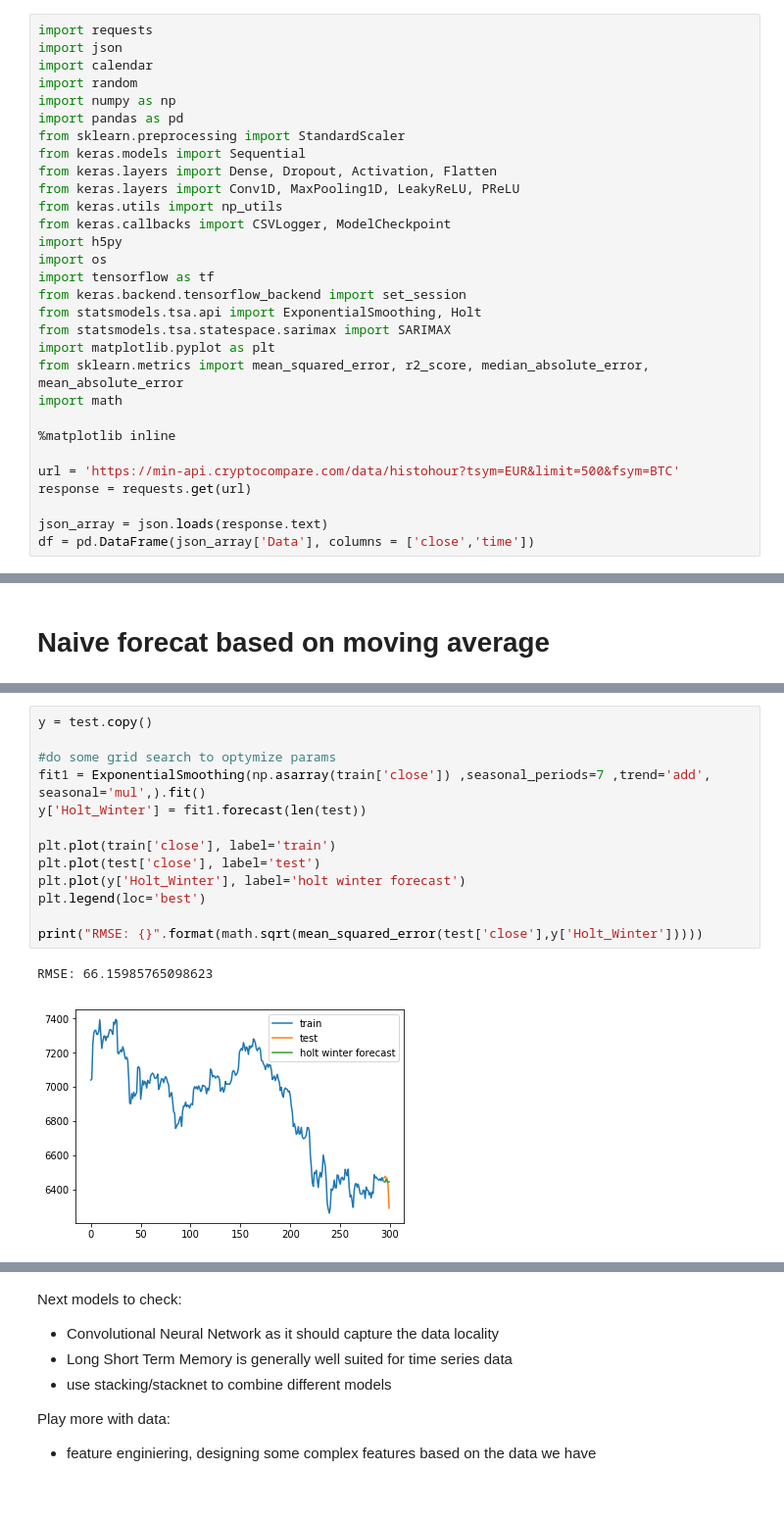
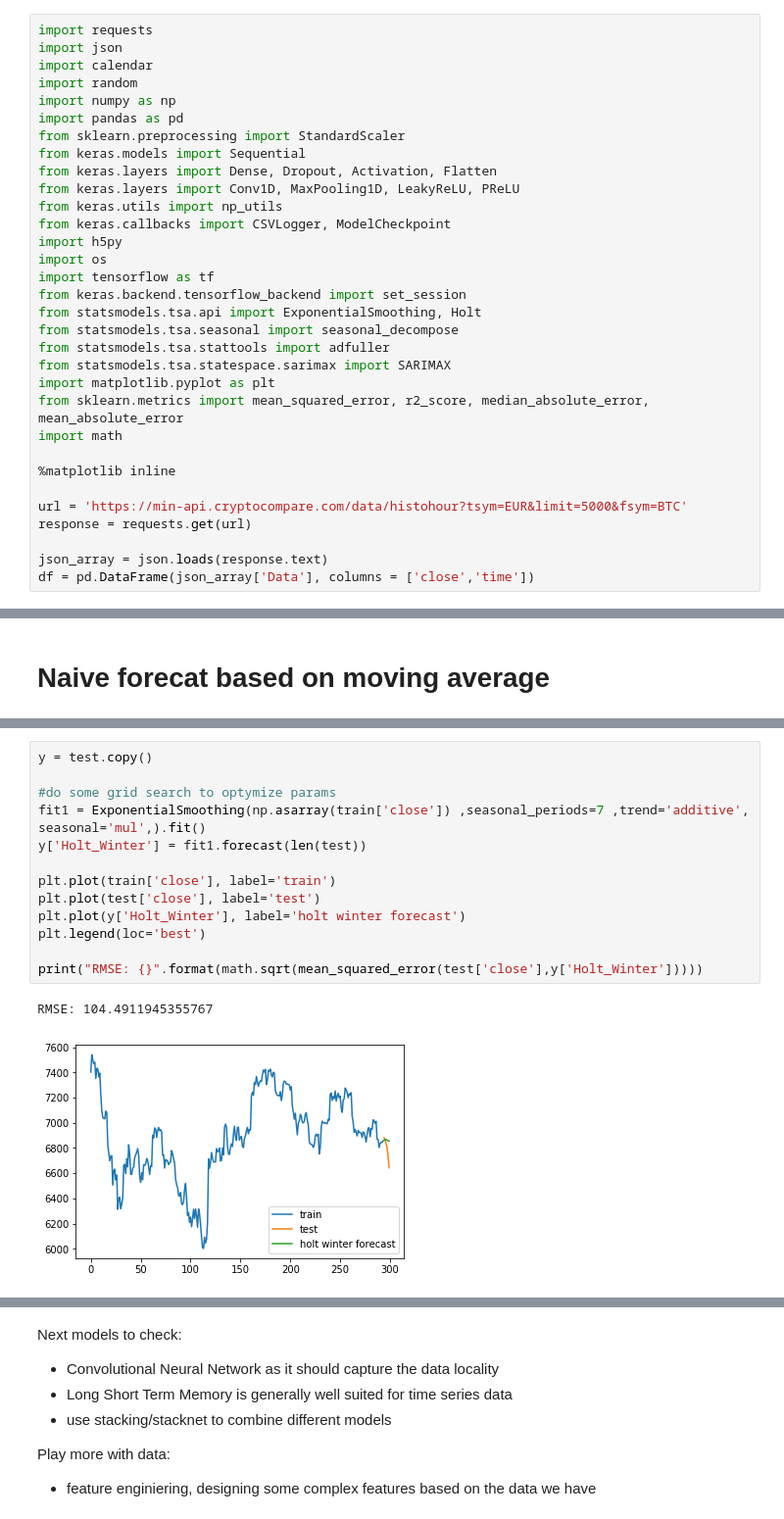
Before and after one commit to MarcinWylot/CryptocurrencyPricePredictor, a Jupyter notebook: ModelSelection.ipynb, the cells around one changed output, grey strips where cells are left out. Shown at 98% size. Drawn from its saved outputs; the diff is of its cells as text.

```diff
--- a/ModelSelection.ipynb
+++ b/ModelSelection.ipynb
@@ -16,6 +20,8 @@ import os
 import tensorflow as tf
 from keras.backend.tensorflow_backend import set_session
 from statsmodels.tsa.api import ExponentialSmoothing, Holt
+from statsmodels.tsa.seasonal import seasonal_decompose
+from statsmodels.tsa.stattools import adfuller
 from statsmodels.tsa.statespace.sarimax import SARIMAX
 import matplotlib.pyplot as plt
 from sklearn.metrics import mean_squared_error, r2_score, median_absolute_error, mean_absolute_error
@@ -23,7 +29,7 @@ import math
 
 %matplotlib inline
 
-url = 'https://min-api.cryptocompare.com/data/histohour?tsym=EUR&limit=500&fsym=BTC'
+url = 'https://min-api.cryptocompare.com/data/histohour?tsym=EUR&limit=5000&fsym=BTC'
 response = requests.get(url)
 
 json_array = json.loads(response.text)
@@ -66,19 +82,19 @@ RMSE: 86.83366876966633
 # %%
 y = test.copy()
 
 #do some grid search to optymize params
-fit1 = ExponentialSmoothing(np.asarray(train['close']) ,seasonal_periods=7 ,trend='add', seasonal='mul',).fit()
+fit1 = ExponentialSmoothing(np.asarray(train['close']) ,seasonal_periods=7 ,trend='additive', seasonal='mul',).fit()
 y['Holt_Winter'] = fit1.forecast(len(test))
 
 plt.plot(train['close'], label='train')
 plt.plot(test['close'], label='test')
 plt.plot(y['Holt_Winter'], label='holt winter forecast')
 plt.legend(loc='best')
 
 print("RMSE: {}".format(math.sqrt(mean_squared_error(test['close'],y['Holt_Winter']))))
 # %% [output]
-RMSE: 66.15985765098623
+RMSE: 104.4911945355767
-[figure, old version]
+[figure, new version]
 # %%
 y = test.copy()
 
```
Also changed, not shown: parts of 10 cells of this notebook, 2 other files.
